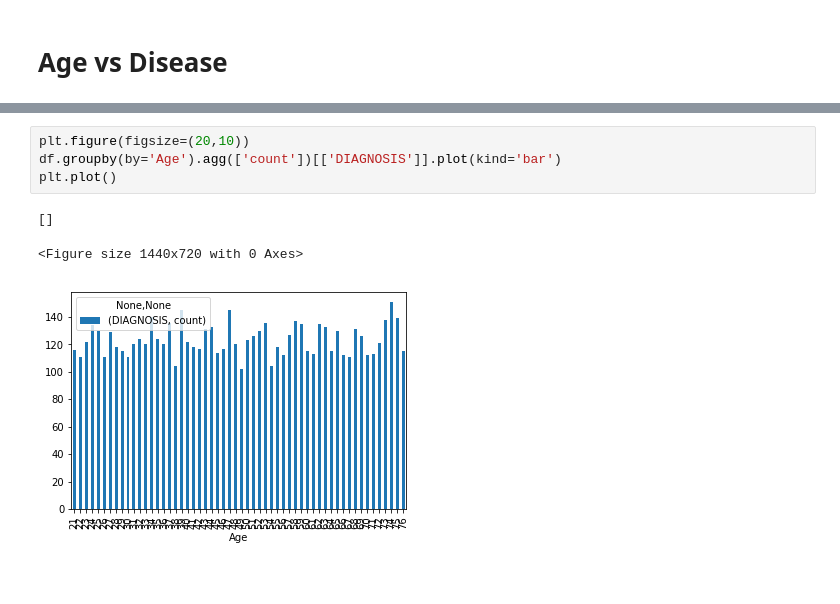
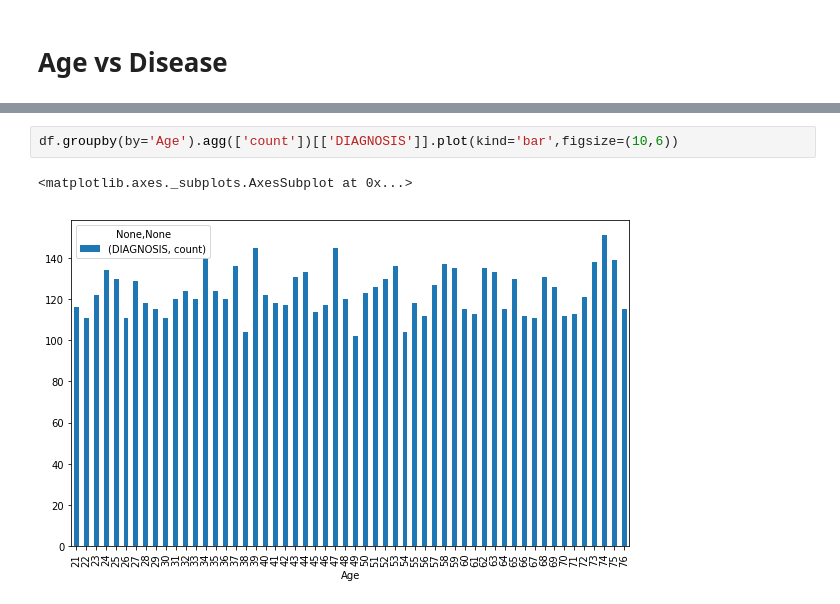
Before and after one commit to EnggQasim/FAST_Data, a Jupyter notebook: Statistics/project/Medical Data.ipynb, the cells around one changed output, grey strips where cells are left out. Drawn from its saved outputs; the diff is of its cells as text; blank space fills up the shorter version.

```diff
--- a/Statistics/project/Medical Data.ipynb
+++ b/Statistics/project/Medical Data.ipynb
@@ -27,8 +51,5 @@ dtype: int64
 # %%
-plt.figure(figsize=(20,10))
-df.groupby(by='Age').agg(['count'])[['DIAGNOSIS']].plot(kind='bar')
-plt.plot()
+df.groupby(by='Age').agg(['count'])[['DIAGNOSIS']].plot(kind='bar',figsize=(10,6))
 # %% [output]
-[]
+<matplotlib.axes._subplots.AxesSubplot at 0x...>
-<Figure size 1440x720 with 0 Axes>
-[figure, old version]
+[figure, new version]
```
Also changed, not shown: parts of 4 cells of this notebook, 12 other files.
